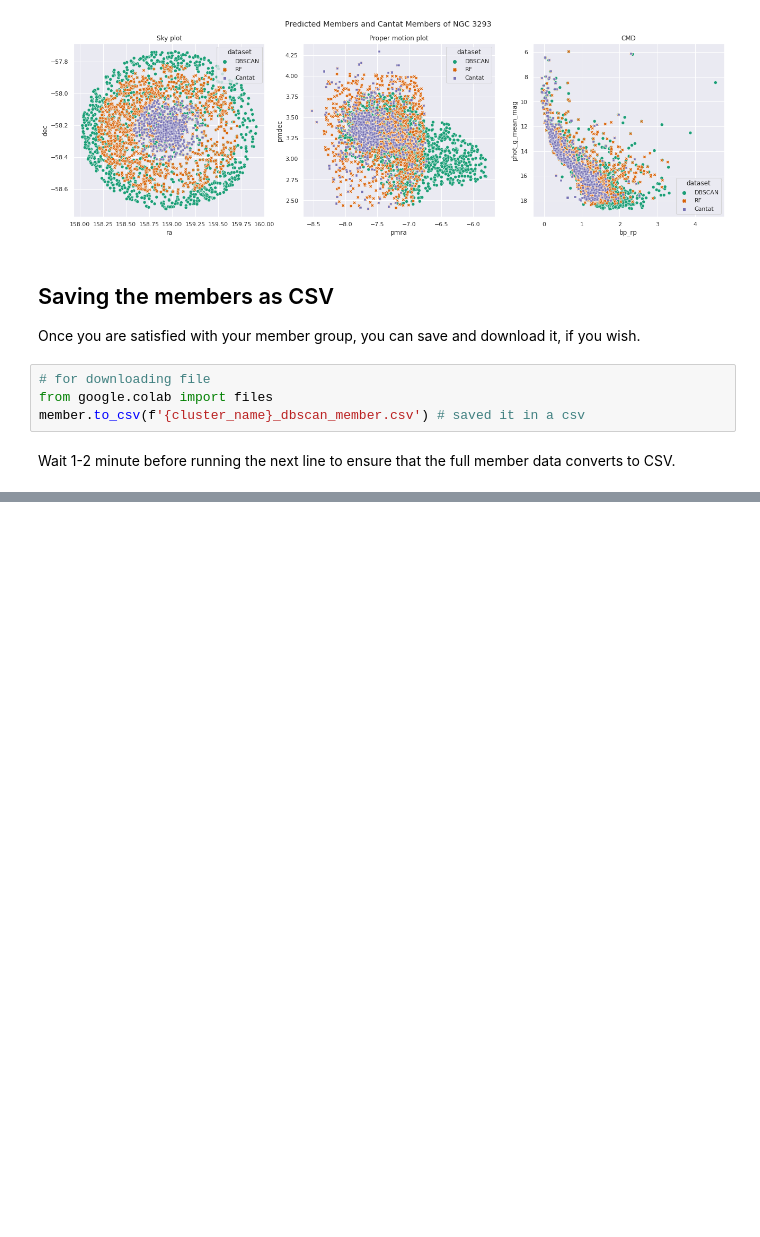
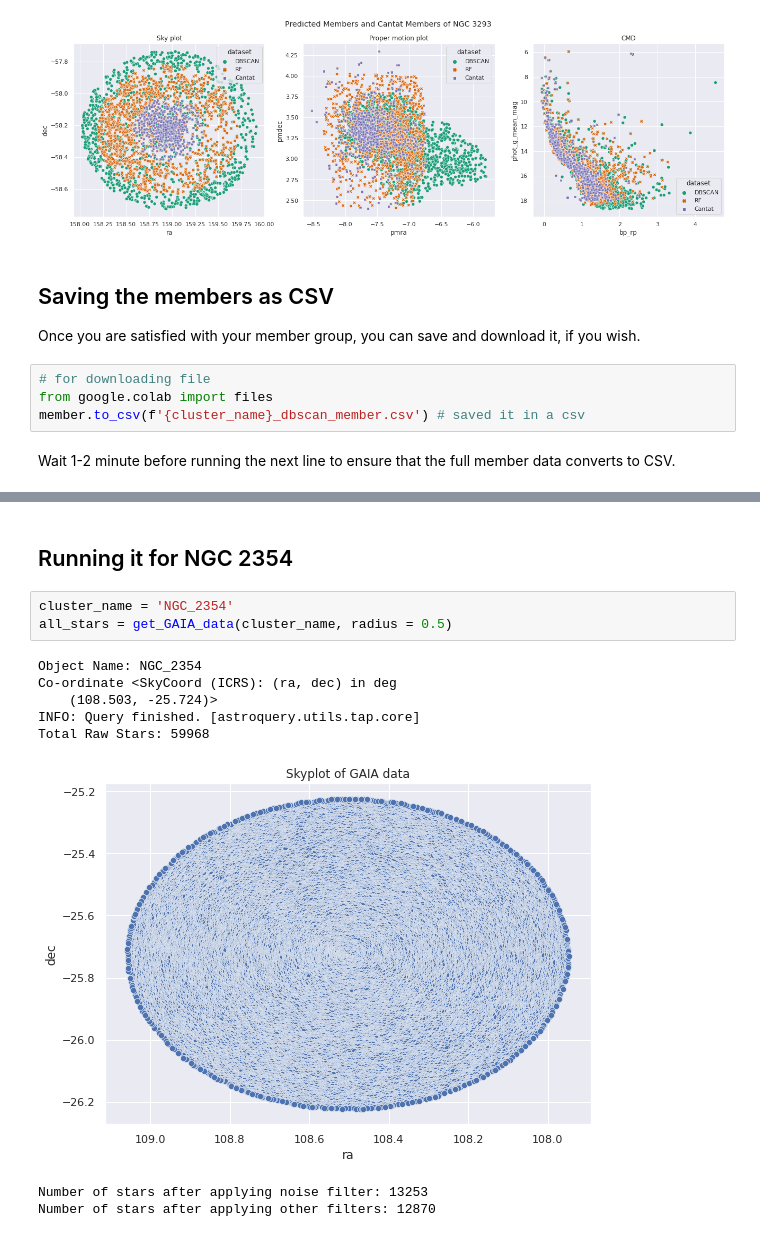
Before and after one commit to mahmud-nobe/Cluster-Membership, a Jupyter notebook: DBSCAN/DBSCAN_3293_DR3.ipynb, the cells around one changed output, grey strips where cells are left out. Saved outputs shown, nothing was run; the diff lists cells and outputs as text; blank space fills up the shorter version.

Commit message:
Testing with another cluster: NGC_2354

```diff
--- a/DBSCAN/DBSCAN_3293_DR3.ipynb
+++ b/DBSCAN/DBSCAN_3293_DR3.ipynb
@@ -418,3 +418,17 @@ files.download(f'{cluster_name}_dbscan_member.csv') # download in local computer
 # %% [output]
 [interactive output not drawn]
 [interactive output not drawn]
+# %% [markdown]
+## Running it for NGC 2354
+# %%
+cluster_name = 'NGC_2354'
+all_stars = get_GAIA_data(cluster_name, radius = 0.5)
+# %% [output]
+Object Name: NGC_2354
+Co-ordinate <SkyCoord (ICRS): (ra, dec) in deg
+    (108.503, -25.724)>
+INFO: Query finished. [astroquery.utils.tap.core]
+Total Raw Stars: 59968
+[figure, added]
+Number of stars after applying noise filter: 13253
+Number of stars after applying other filters: 12870
```
Also changed, not shown: parts of 11 cells of this notebook.
